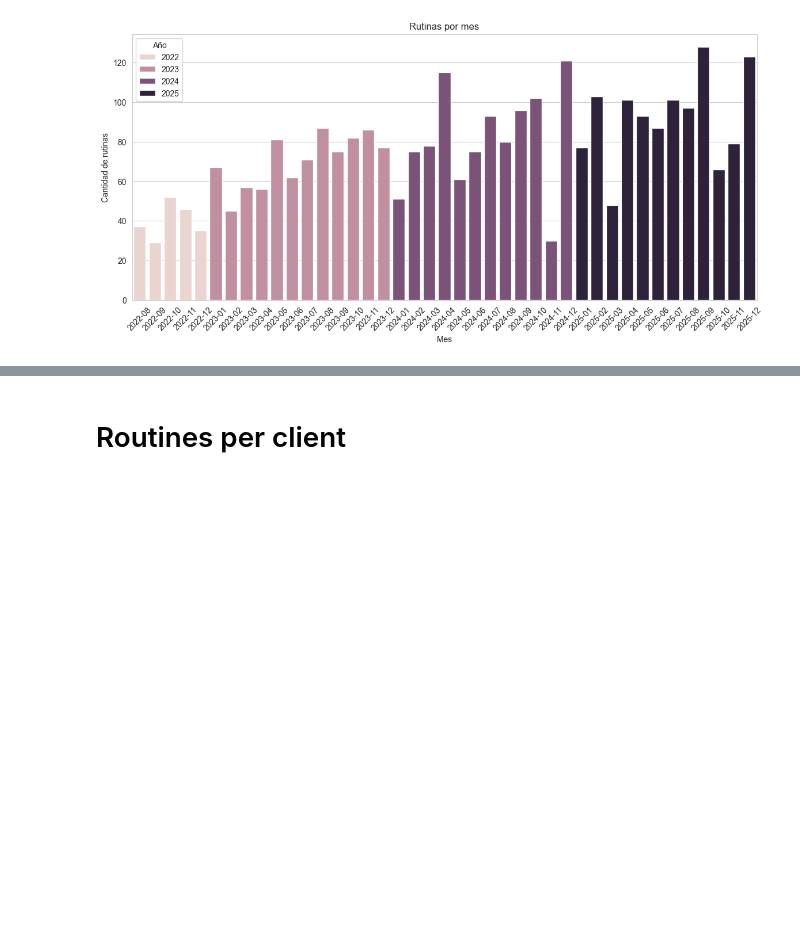
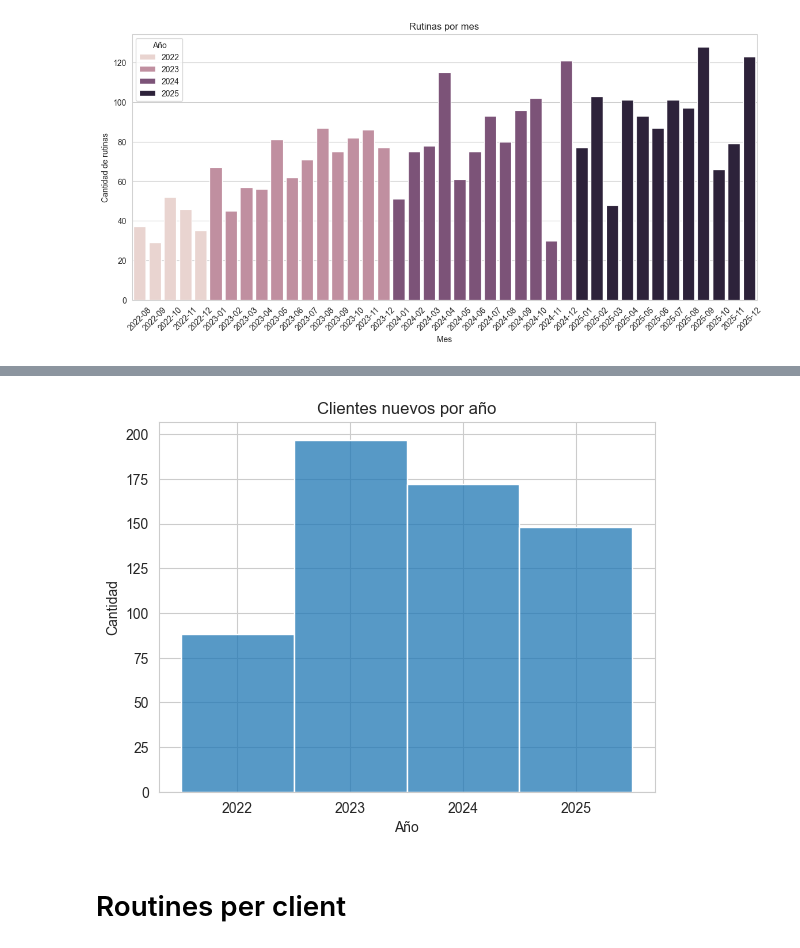
Before and after one commit to alejo-cuello/gym-clients, a Jupyter notebook: notebooks/02_eda_gym_routines_by_month.ipynb, the cells around one changed output, grey strips where cells are left out. Saved outputs shown, nothing was run; the diff lists cells and outputs as text; code cells hidden in the pictures; blank space fills up the shorter version.

```diff
--- a/notebooks/02_eda_gym_routines_by_month.ipynb
+++ b/notebooks/02_eda_gym_routines_by_month.ipynb
@@ -239,3 +254,13 @@ plt.show()
+# %%
+# Visualize the count of new clients per year
+sns.histplot(pd.to_datetime(df.groupby(["client_id","gender"])['cohort_month'].describe()["min"]).dt.year, discrete=True)
+plt.title('Clientes nuevos por año')
+plt.xlabel('Año')
+plt.xticks(sorted(clients_by_year['year'].unique()))
+plt.ylabel('Cantidad')
+plt.show()
+# %% [output]
+[figure, added]
 # %% [markdown]
 # Routines per client
 # %%
```
Also changed, not shown: parts of 27 cells of this notebook, 1 other file.
